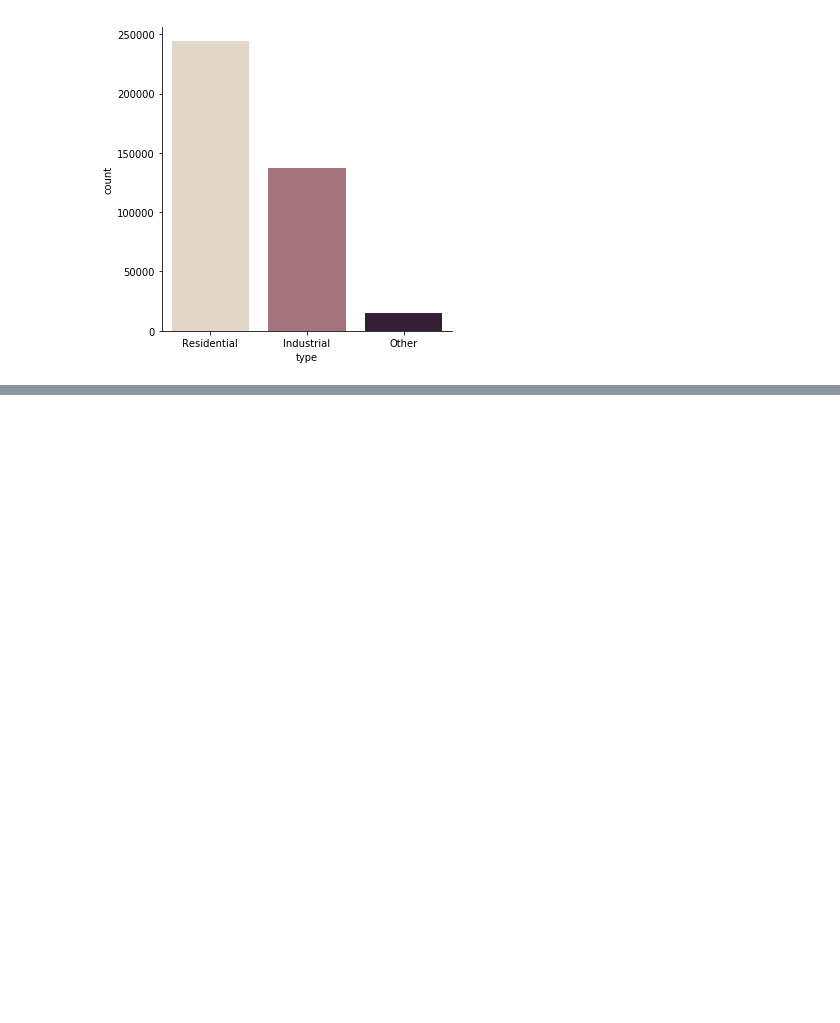
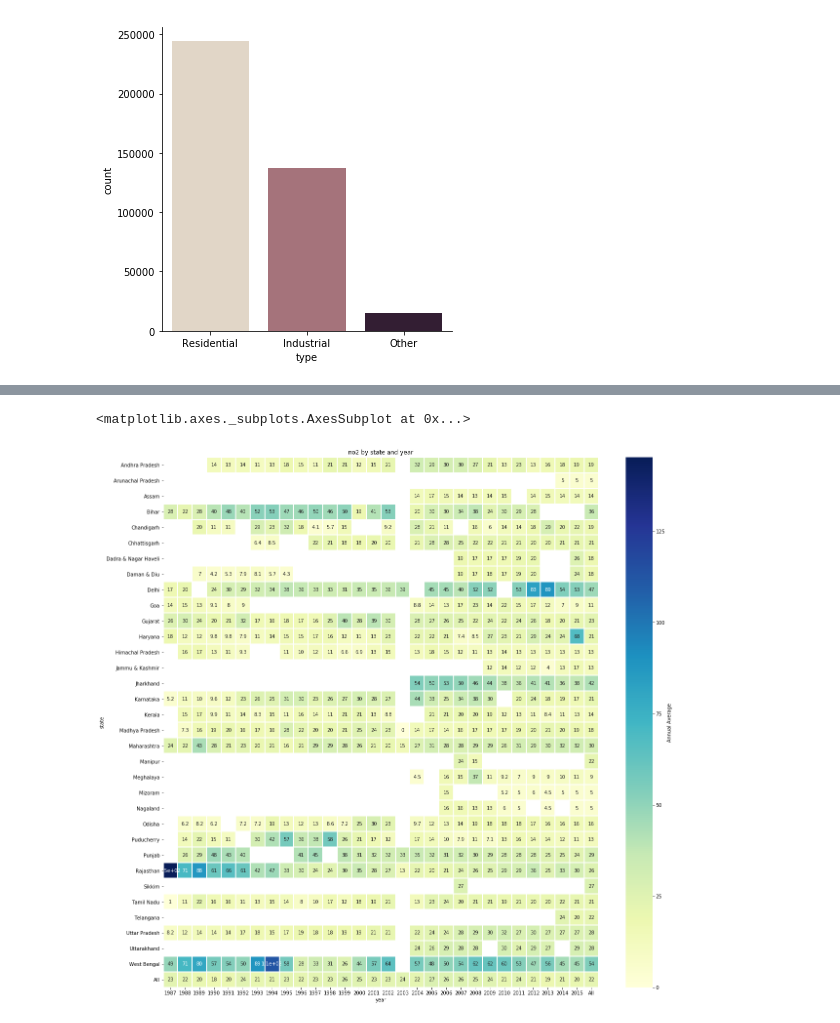
Before and after one commit to somya-anchalia/Data-Analytics-Projects, a Jupyter notebook: Air Pollution - India/air-pollution-analysis.ipynb, the cells around one changed output, grey strips where cells are left out. Saved outputs shown, nothing was run; the diff lists cells and outputs as text; code cells hidden in the pictures; blank space fills up the shorter version.

```diff
--- a/Air Pollution - India/air-pollution-analysis.ipynb
+++ b/Air Pollution - India/air-pollution-analysis.ipynb
@@ -149,0 +201,10 @@ sns.catplot(x = "type", kind = "count", palette = "ch: 0.25", data = df)
+# %%
+# Heatmap Pivot with State as Row, Year as Col, no2 as Value
+f, ax = plt.subplots(figsize=(20,20))
+ax.set_title('{} by state and year'.format('no2'))
+sns.heatmap(df.pivot_table('no2', index='state',
+                columns=['year'],aggfunc='median',margins=True),
+                annot = True, cmap = "YlGnBu", linewidths = 1, ax = ax,cbar_kws = {'label': 'Annual Average'})
+# %% [output]
+<matplotlib.axes._subplots.AxesSubplot at 0x...>
+[figure, added]
```
Also changed, not shown: parts of 6 cells of this notebook.
